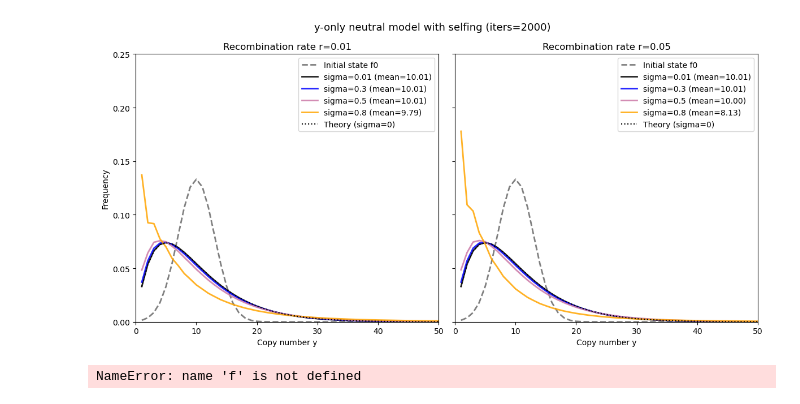
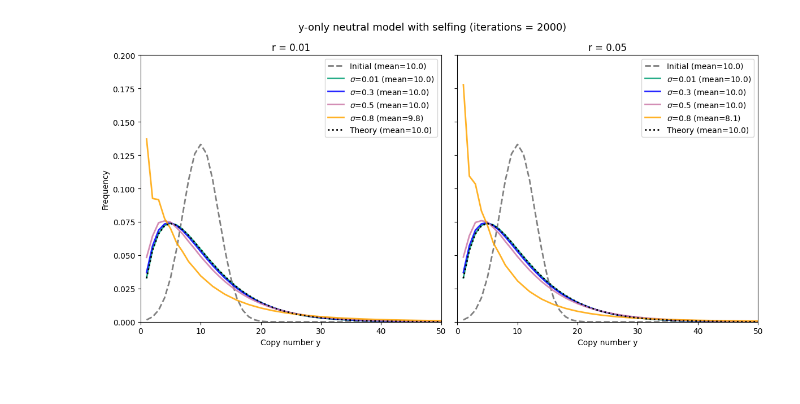
Before and after one commit to Duramenn/CNV_dynamics_2026, a Jupyter notebook: code/deterministic/D1.1.1_Selfing_F.ipynb, the cells around one changed output. Drawn from its saved outputs; the diff is of its cells as text; code cells hidden in the pictures.

```diff
--- a/code/deterministic/D1.1.1_Selfing_F.ipynb
+++ b/code/deterministic/D1.1.1_Selfing_F.ipynb
@@ -138,9 +138,6 @@ def iterate_selfing_closure(
 
     return f, F, max_iter
 # %%
-
-# produce plot
-
 if __name__ == "__main__":
     n = 200
     y = np.arange(1, n + 1)
@@ -152,53 +149,56 @@ if __name__ == "__main__":
     E0 = np.sum(y * f0)
     theory = stationary_theory_from_mean(E0, n)
 
     recomb_rates  = [0.01, 0.05]
     selfing_rates = [0.01, 0.3, 0.5, 0.8]
-    colors        = ["black", "blue", "#CC79A7", "orange"]
+    colors        = ["#009E73", "blue", "#CC79A7", "orange"]
 
-    USE_F_EQ = False #False when we update the F
+    USE_F_EQ = False  # False when we update F
+    max_iter = 2000
+
+    mean0 = np.sum(y * f0)
+    mean_th = np.sum(y * theory)
 
     fig, axes = plt.subplots(1, 2, figsize=(12, 6), sharey=True)
+
     for ax, r in zip(axes, recomb_rates):
-        ax.plot(y, f0, "gray", linestyle="--", lw=2, label="Initial state f0")
+        ax.plot(
+            y, f0,
+            color="gray", linestyle="--", lw=2,
+            label=f"Initial (mean={mean0:.1f})"
+        )
 
         for sigma, col in zip(selfing_rates, colors):
             f_eq, F_eq, steps = iterate_selfing_closure(
                 f0, r, sigma, T,
                 use_F_equilibrium=USE_F_EQ
             )
             mean = np.sum(y * f_eq)
 
             ax.plot(
-            y, f_eq,
-            color=col, lw=2, alpha=0.85,
-            label=f"sigma={sigma} (mean={mean:.2f})"
+                y, f_eq,
+                color=col, lw=2, alpha=0.85,
+                label=f"$\\sigma$={sigma} (mean={mean:.1f})"
+            )
+
+        ax.plot(
+            y, theory,
+            color="black", linestyle=":", lw=2,
+            label=f"Theory (mean={mean_th:.1f})"
         )
 
-        ax.plot(y, theory, "k:", lw=1.5, label="Theory (sigma=0)")
-        ax.set_title(f"Recombination rate r={r}")
+        ax.set_title(f"r = {r}")
         ax.set_xlabel("Copy number y")
         ax.set_xlim(0, 50)
-        ax.set_ylim(0, 0.25)  # truncation
+        ax.set_ylim(0, 0.2)
         ax.legend()
 
     axes[0].set_ylabel("Frequency")
 
+    fig.suptitle(f"y-only neutral model with selfing (iterations = 2000)", fontsize=13)
 
-    fig.suptitle("y-only neutral model with selfing (iters=2000)", fontsize=13)
-    plt.savefig(
-    "y_only_selfing_F.png",
-    dpi=300,
-    bbox_inches="tight")
     plt.tight_layout()
+    plt.savefig("y_only_selfing_F.png", dpi=300, bbox_inches="tight")
     plt.show()
 # %% [output]
-[figure, old version]
+[figure, new version]
-# %%
-mu_f = np.sum(np.arange(1, len(f)+1) * f)
-mu_self = np.sum(np.arange(1, len(selfed)+1) * selfed)
-mu_out = np.sum(np.arange(1, len(outcross)+1) * outcross)
-
-print(mu_f, mu_out, mu_self)
-# %% [output]
-NameError: name 'f' is not defined
```
Also changed, not shown: 10 other files.
